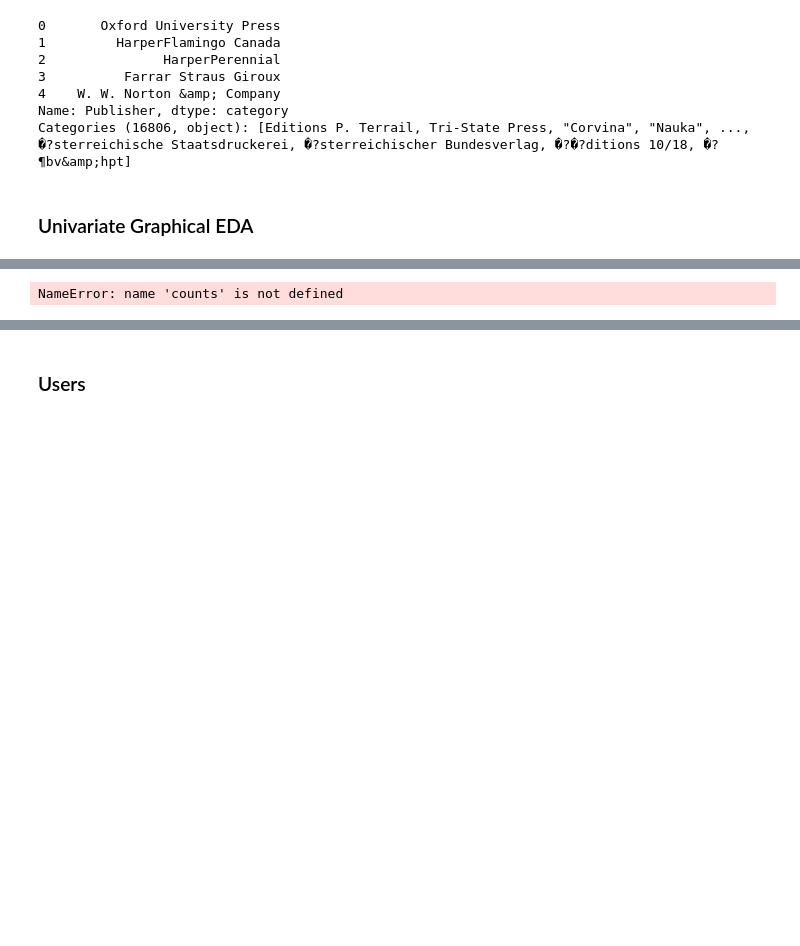
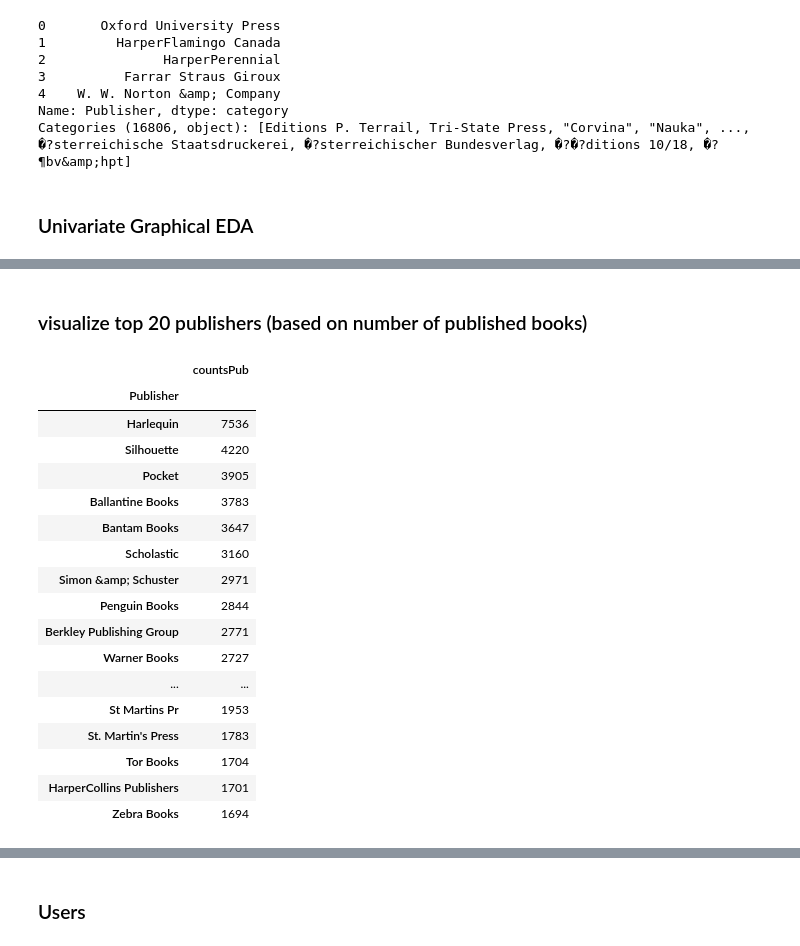
Before and after one commit to nycdatasci/bootcamp007_project, a Jupyter notebook: Project5-Capstone/shopaholics/preprocess.ipynb, the cells around one changed output, grey strips where cells are left out. Saved outputs shown, nothing was run; the diff lists cells and outputs as text; code cells hidden in the pictures; blank space fills up the shorter version.

```diff
--- a/Project5-Capstone/shopaholics/preprocess.ipynb
+++ b/Project5-Capstone/shopaholics/preprocess.ipynb
@@ -246,13 +270,32 @@ Categories (16806, object): [Editions P. Terrail, Tri-State Press, "Corvina", "N
+# %% [markdown]
+### visualize top 20 publishers (based on number of published books)
 # %%
-countsPub = books.groupby("Publisher").size(); counts
+countsPub = books.groupby("Publisher").size()
 
 countsPublisher = pd.DataFrame(books.groupby('Publisher').size().rename('countsPub'))
 countsPublisher = countsPublisher.sort_values(["countsPub"], ascending = [False])
 countsPublisher20 = countsPublisher.head(20)
-
+countsPublisher20
 # http://stackoverflow.com/questions/19384532/how-to-count-number-of-rows-in-a-group-in-pandas-group-by-object
 # %% [output]
-NameError: name 'counts' is not defined
+|  | countsPub |
+| Publisher |  |
+| Harlequin | 7536 |
+| Silhouette | 4220 |
+| Pocket | 3905 |
+| Ballantine Books | 3783 |
+| Bantam Books | 3647 |
+| Scholastic | 3160 |
+| Simon &amp; Schuster | 2971 |
+| Penguin Books | 2844 |
+| Berkley Publishing Group | 2771 |
+| Warner Books | 2727 |
+| ... | ... |
+| St Martins Pr | 1953 |
+| St. Martin's Press | 1783 |
+| Tor Books | 1704 |
+| HarperCollins Publishers | 1701 |
+| Zebra Books | 1694 |
 # %%
 countsPublisher20 = pd.DataFrame(countsPublisher20)
 countsPublisher20.shape
```
Also changed, not shown: parts of 9 cells of this notebook.
